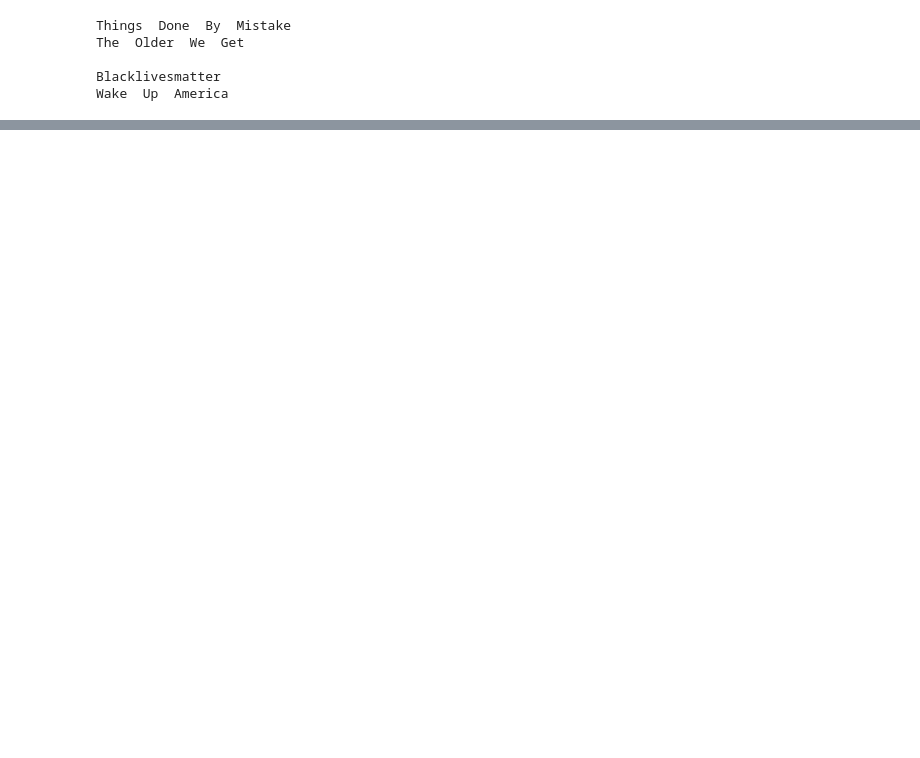
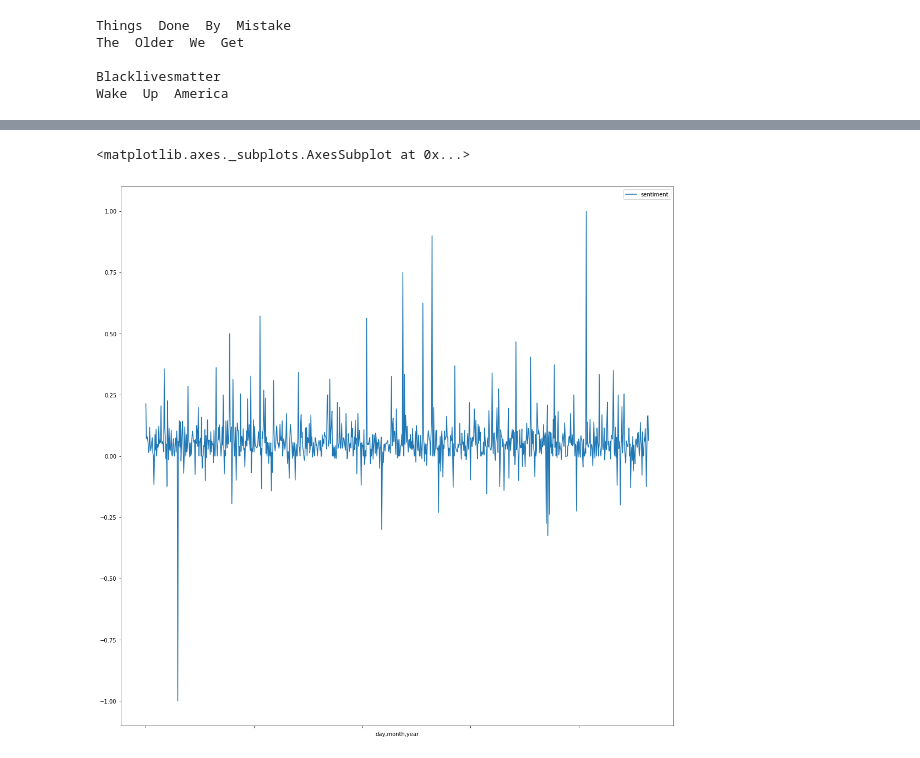
Before and after one commit to MatthewLemmond/Web-Mining-Final-Project, a Jupyter notebook: Final Project Notebook.ipynb, the cells around one changed output, grey strips where cells are left out. Saved outputs shown, nothing was run; the diff lists cells and outputs as text; code cells hidden in the pictures; blank space fills up the shorter version.

Commit message:
Done with sentiment analysis

```diff
--- a/Final Project Notebook.ipynb
+++ b/Final Project Notebook.ipynb
@@ -172,0 +229,6 @@ cleaned_text
+# %%
+df['datetime'] = date_list
+# %%
+df.set_index('datetime', inplace=True)
+# %%
+df = df.sort_index()
@@ -172,0 +245,7 @@ cleaned_text
+# %%
+group_df = df.groupby([df.index.day.rename('day'),df.index.month.rename('month'),df.index.year.rename('year')], sort=True)['sentiment'].mean()
+# %%
+group_df.plot(figsize=(18,18),legend=True)
+# %% [output]
+<matplotlib.axes._subplots.AxesSubplot at 0x...>
+[figure, added]
```
Also changed, not shown: parts of 19 cells of this notebook.
